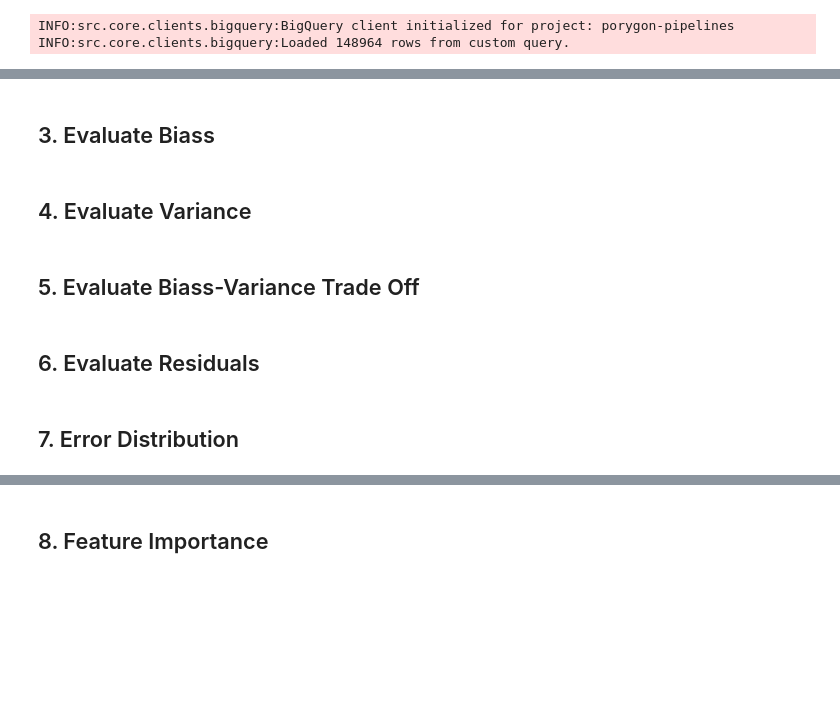
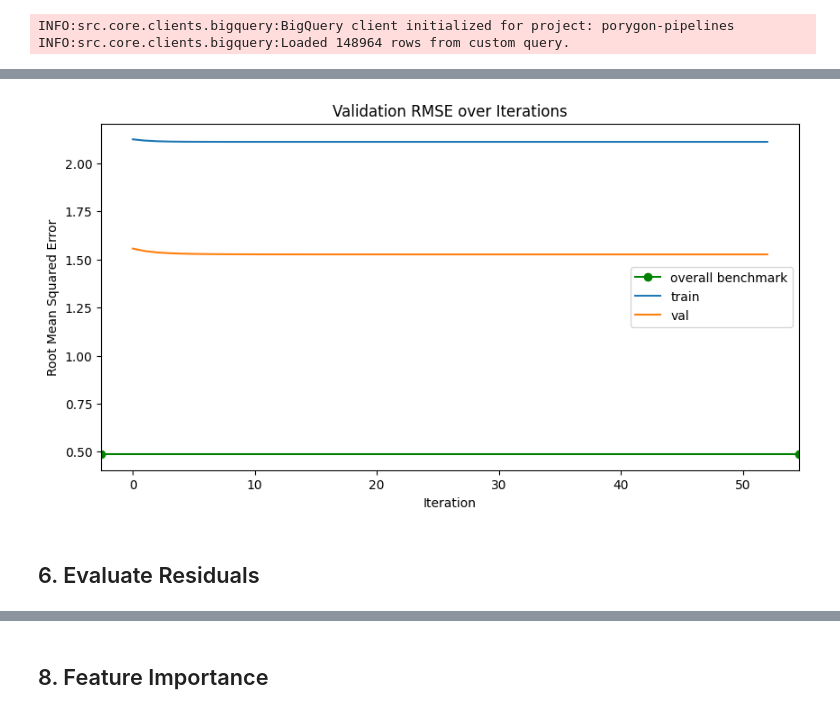
Before and after one commit to AnaPrec07/porygon-demand-forecasting, a Jupyter notebook: src/notebooks/model_training/xgboost/single_model_training.ipynb, the cells around one changed output, grey strips where cells are left out. Cells and saved outputs as stored; diff of their text form; code cells hidden in the pictures; blank space fills up the shorter version.

Commit message:
POPIP-159: Do first iteration with MVP reporting.

```diff
--- a/src/notebooks/model_training/xgboost/single_model_training.ipynb
+++ b/src/notebooks/model_training/xgboost/single_model_training.ipynb
@@ -13,4 +13,4 @@ from src.pipelines.xgboost.train_single_model import main
 ## 1. Run Model
 # %%
 features = ["fea_is_foods", "fea_is_household", "fea_is_hobbies", "fea_dept_number"]
-trained_model = main()
+trained_model = main(features = features)
@@ -21,8 +59,10 @@ trained_model = main()
 # %%
 # Now you can import from core if needed
 from src.core.clients.bigquery import BigQueryClient
+from src.core.config_loader import ConfigLoader
 
 bq_client = BigQueryClient()
+config_loader = ConfigLoader()
 
 sales_query = f"""
     SELECT
@@ -48,15 +95,33 @@ INFO:src.core.clients.bigquery:Loaded 148964 rows from custom query.
+# %%
+from src.core.transformations.transformations import apply_log_normal_transformation
+
+df = apply_log_normal_transformation(df, target_col ="tgt_benchmark")
+df = apply_log_normal_transformation(df)
 # %%
 from src.core.transformations.transformations import split_dataset
+from sklearn.metrics import root_mean_squared_error
 
 # Split dataframes
 training_df, validation_df = split_dataset(loaded_df= df)
+benchmark = root_mean_squared_error(validation_df[config_loader.target_col], validation_df["tgt_benchmark"])
-# %% [markdown]
-## 3. Evaluate Biass
-# %% [markdown]
-## 4. Evaluate Variance
-# %% [markdown]
-## 5. Evaluate Biass-Variance Trade Off
+# %%
+import seaborn as sns
+import matplotlib.pyplot as plt
+%matplotlib inline
+
+evals_result = trained_model.model.evals_result()
+poisson_nloglik0 = evals_result['validation_0']['rmse']
+poisson_nloglik1 = evals_result['validation_1']['rmse']
+
+plt.figure(figsize=(10, 5))
+plt.axhline(y=benchmark, color="green", marker="o", label="overall benchmark")
+sns.lineplot(x=range(len(poisson_nloglik0)), y=poisson_nloglik0, label="train")
+sns.lineplot(x=range(len(poisson_nloglik1)), y=poisson_nloglik1, label="val")
+plt.xlabel('Iteration')
+plt.ylabel('Root Mean Squared Error')
+plt.title('Validation RMSE over Iterations')
+plt.show()
+# %% [output]
+[figure, added]
 # %% [markdown]
 ## 6. Evaluate Residuals
-# %% [markdown]
-## 7. Error Distribution
```
Also changed, not shown: parts of 8 cells of this notebook, 4 other files.
